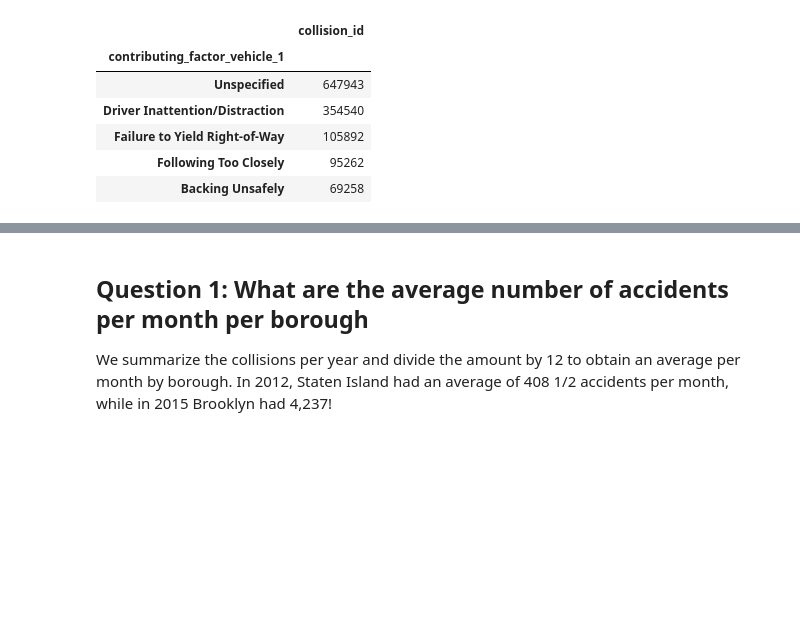
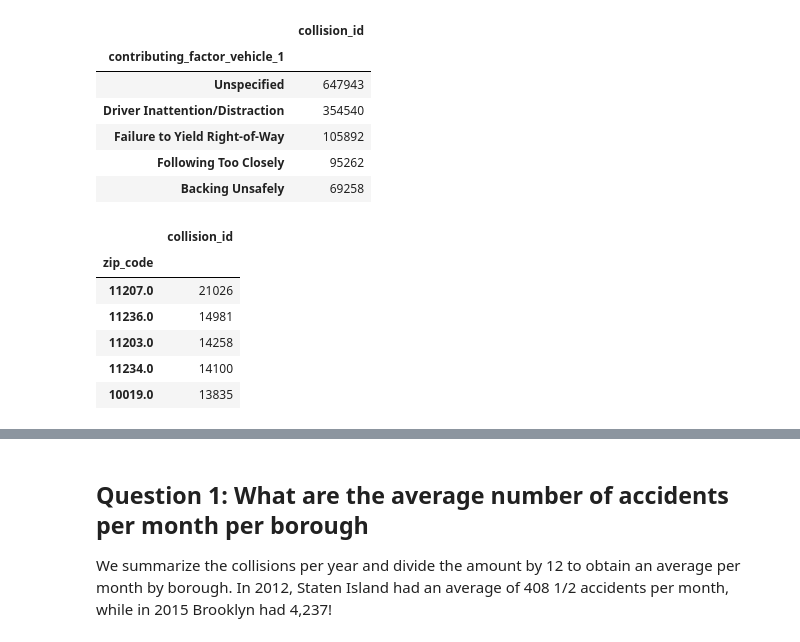
Before and after one commit to jordan-carson/data-engineering-nyc, a Jupyter notebook: src/part2_eda.ipynb, the cells around one changed output, grey strips where cells are left out. Drawn from its saved outputs; the diff is of its cells as text; code cells hidden in the pictures; blank space fills up the shorter version.

```diff
--- a/src/part2_eda.ipynb
+++ b/src/part2_eda.ipynb
@@ -180,3 +186,19 @@ collision_df\
 | Failure to Yield Right-of-Way | 105892 |
 | Following Too Closely | 95262 |
 | Backing Unsafely | 69258 |
+# %%
+# Which zipcodes have the largest collisions?
+(collision_df
+    .groupby('zip_code')
+    .agg({'collision_id': len})
+    .sort_values(by='collision_id', ascending=False)
+    .head(5)
+)
+# %% [output]
+|  | collision_id |
+| zip_code |  |
+| 11207.0 | 21026 |
+| 11236.0 | 14981 |
+| 11203.0 | 14258 |
+| 11234.0 | 14100 |
+| 10019.0 | 13835 |
```
Also changed, not shown: parts of 18 cells of this notebook, 4 other files.
